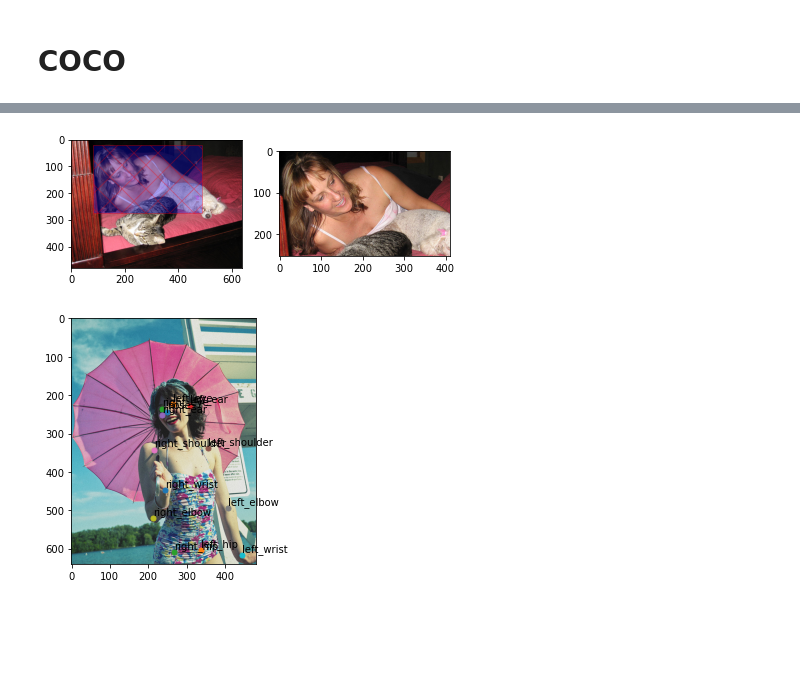
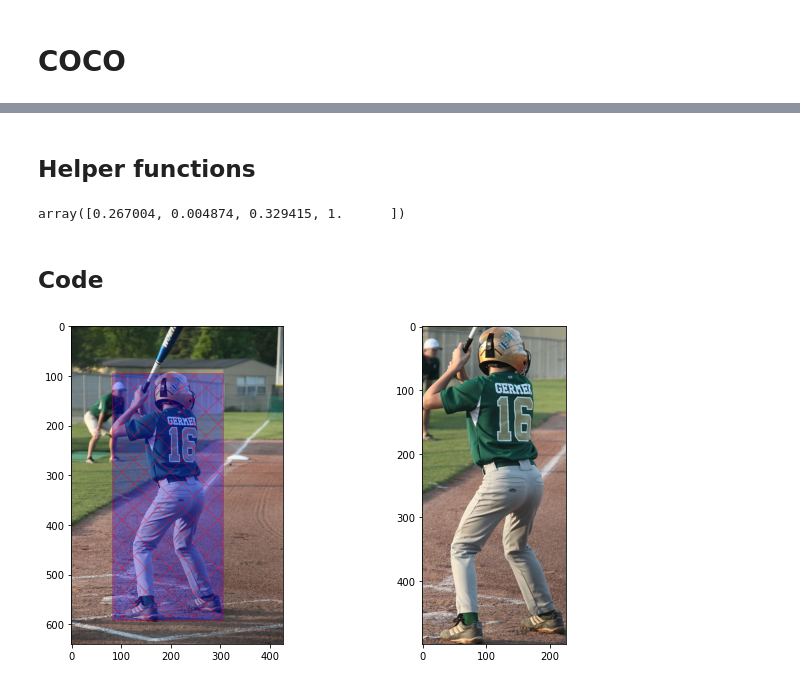
Before and after one commit to plagiagia/HumanPoseEstimator, a Jupyter notebook: 01.HumanPoseEstimator.ipynb, the cells around one changed output, grey strips where cells are left out. Cells and saved outputs as stored; diff of their text form; code cells hidden in the pictures; blank space fills up the shorter version.

```diff
--- a/01.HumanPoseEstimator.ipynb
+++ b/01.HumanPoseEstimator.ipynb
@@ -72,6 +76,14 @@ images_list = json_data['images']
 ids_list = []
 for each in json_data['annotations']:
     ids_list.append(each['image_id'])
+# %% [markdown]
+## Helper functions
+# %%
+plt.rcParams['figure.figsize'] = (10,5)
+# %%
+colors[0]
+# %% [output]
+array([0.267004, 0.004874, 0.329415, 1.      ])
 # %%
 # Helper functions to pick and show an image from the dataset
 
@@ -128,7 +140,7 @@ def take_keypoints(name):
         img_keypoints_y.append(y)
         img_keypoints_v.append(v)
         i_old = i
-    return (img_keypoints_x, img_keypoints_y, img_keypoints_v)
+    return [img_keypoints_x, img_keypoints_y, img_keypoints_v]
 
 
 def plot_box(box, img):
@@ -141,23 +153,40 @@ def plot_box(box, img):
     ax[1].imshow(img[int(y):int(y + height), int(x):int(x + width), :])
     plt.tight_layout()
     plt.show()
+
+
+def plot_annotaions(annotations, box, img):
+    fig, ax = plt.subplots(ncols=2)
+    x, y, width, height = box
+    c_x, c_y = int(x + width), int(y + height)
+    ax[0].imshow(img)
+    ax[1].imshow(img[int(y):c_y, int(x):c_x, :])
+    for idx, each in enumerate(annotations[2]):
+        if each == 2:
+            x_ = annotations[0][idx] - x
+            y_ = annotations[1][idx] - y
+            coordinates = (x_, y_)
+            label = image_keypoints[idx]
+            scatter = ax[1].scatter(x_, y_, s=25)
+            if x_ <= (c_x - x)/2:
+                plt.annotate(label, coordinates, textcoords="offset points", xytext=(10,30), ha='right',
+                        arrowprops={'color': 'red',
+                                   'arrowstyle': 'simple'},fontsize=12,
+                        bbox=dict(facecolor='red', alpha=0.5),color='w')
+            else:
+                 plt.annotate(label, coordinates, textcoords="offset points", xytext=(10,30), ha='left',
+                        arrowprops={'color': 'red',
+                                   'arrowstyle': 'simple'},fontsize=12,
+                        bbox=dict(facecolor='red', alpha=0.5),color='w')
+
+    plt.tight_layout()
+    plt.show()
+# %% [markdown]
+## Code
 # %%
-img, name = pick_random_image()
+image, name = pick_random_image()
 box = take_box(name)
 annotations = take_keypoints(name)
-plot_box(box, img)
+plot_box(box, image)
 # %% [output]
-[figure, old version]
+[figure, new version]
-# %%
-for idx, each_keypoint in enumerate(img_keypoints_v):
-    if each_keypoint == 2:
-        x_ = img_keypoints_x[idx]
-        y_ = img_keypoints_y[idx]
-        label = keypoints[idx]
-        plt.scatter(x_, y_, s=25)
-        plt.text(label, (x_, y_-10))
-        plt.imshow(img)
-plt.tight_layout()
-plt.show()
-# %% [output]
-[figure, removed]
```
Also changed, not shown: parts of 4 cells of this notebook.
